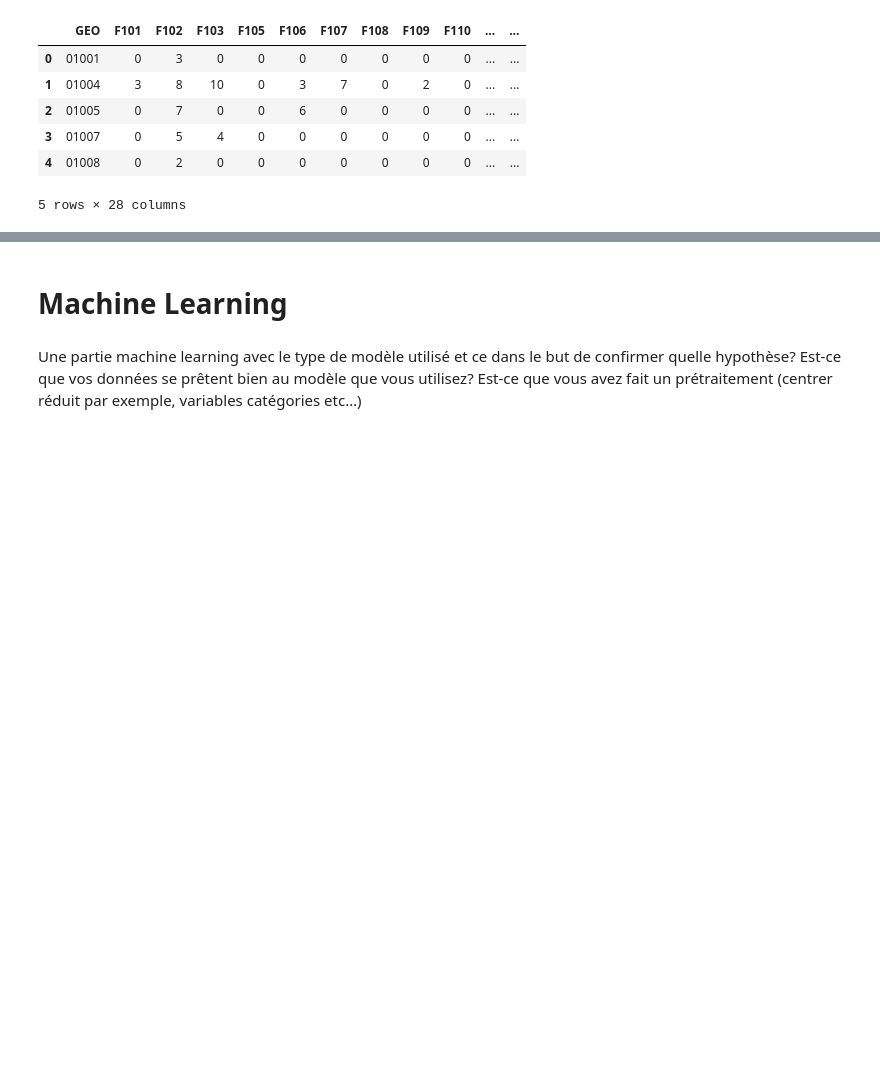
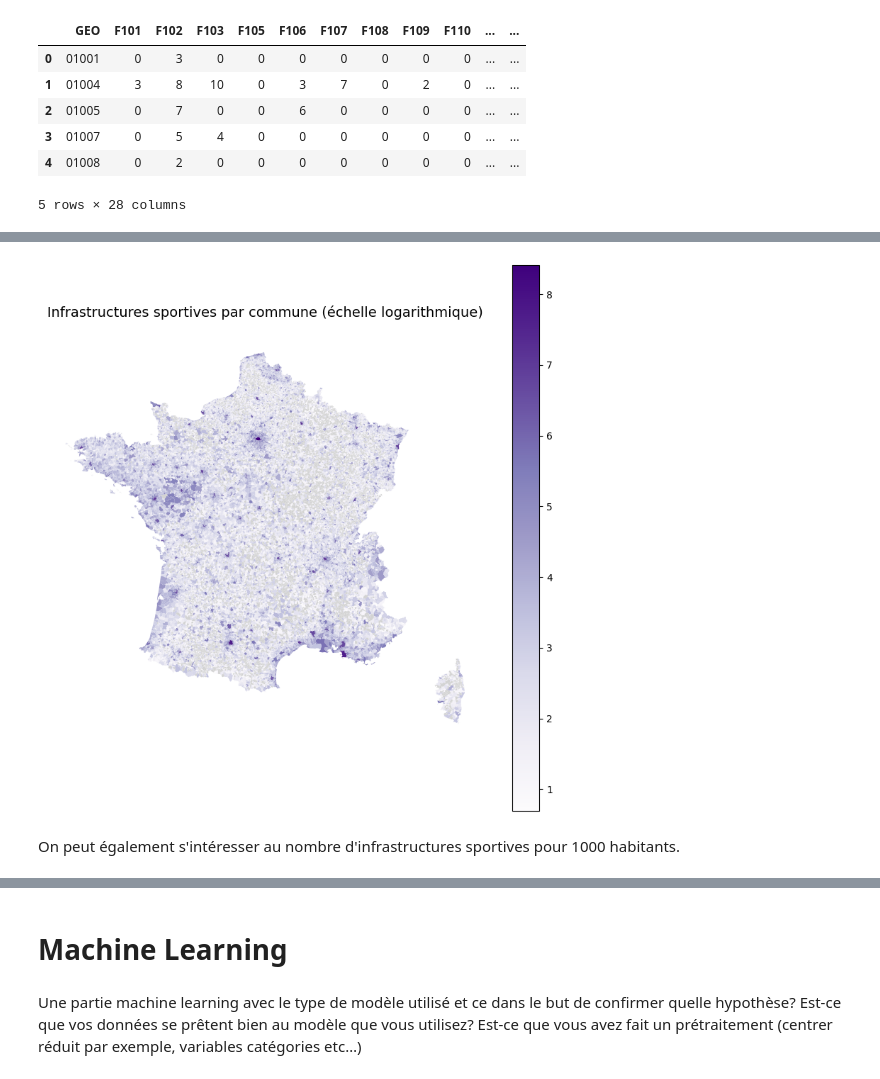
Before and after one commit to heloise1414/Projet-Python-S3, a Jupyter notebook: code/main-clemence v2.ipynb, the cells around one changed output, grey strips where cells are left out. Drawn from its saved outputs; the diff is of its cells as text; code cells hidden in the pictures; blank space fills up the shorter version.

Commit message:
cartes (sport, loisirs)

```diff
--- a/code/main-clemence v2.ipynb
+++ b/code/main-clemence v2.ipynb
@@ -1176,0 +1180,9 @@ Maintenant, on veut joindre les deux dataframes pour avoir à la fois la commune
+# %%
+gdf_map_sport = gdf_com.merge(
+    df_com_sport[["GEO", "SUM_FACILITIES"]],
+    left_on="INSEE_COM",
+    right_on="GEO",
+    how="left"
+)
+
+gdf_map_sport.head(5)
@@ -1176,0 +1212,4 @@ Maintenant, on veut joindre les deux dataframes pour avoir à la fois la commune
+# %%
+gdf_map_sport["SUM_FACILITIES_LOG"] = np.log1p(gdf_map_sport["SUM_FACILITIES"])
+
+gdf_map_sport.head(5)
@@ -1176,0 +1223,26 @@ Maintenant, on veut joindre les deux dataframes pour avoir à la fois la commune
+# %%
+#créer la figure où la carte sera tracée
+fig, ax = plt.subplots(1, 1, figsize=(10, 10))
+
+#tracer la carte
+gdf_map_sport.plot(
+    column="SUM_FACILITIES_LOG",
+    ax=ax,
+    cmap="Purples",
+    legend=True,
+    missing_kwds={
+        "color": "lightgrey",
+        "label": "Donnée non disponible"
+    }
+)
+
+#titres de la figure
+ax.set_title("Infrastructures sportives par commune (échelle logarithmique)", fontsize=14)
+ax.axis("off")
+
+#montrer la figure
+plt.show()
+# %% [output]
+[figure, added]
+# %% [markdown]
+On peut également s'intéresser au nombre d'infrastructures sportives pour 1000 habitants.
```
Also changed, not shown: parts of 26 cells of this notebook.
